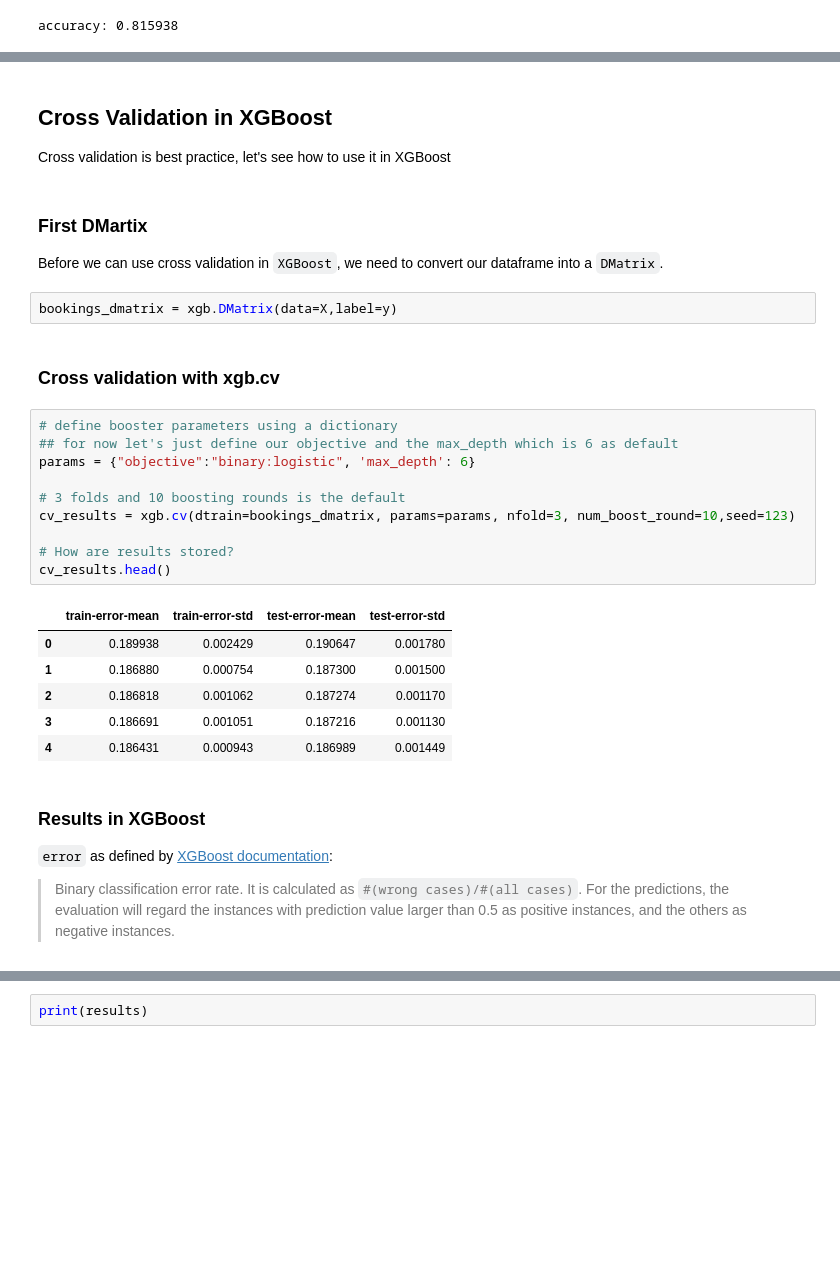
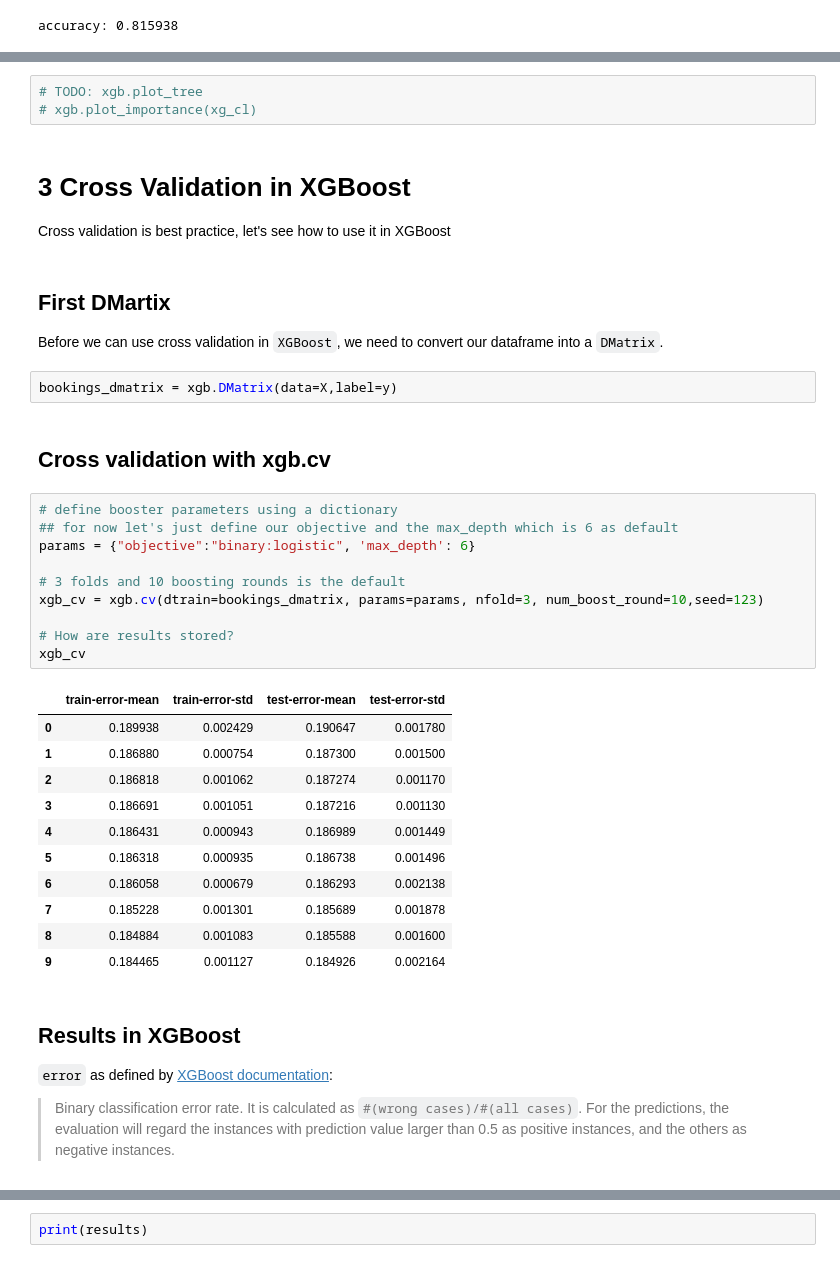
Before and after one commit to datacamp/Machine-Learning-With-XGboost-live-training, a Jupyter notebook: notebooks/python_live_session_template.ipynb, the cells around one changed output, grey strips where cells are left out. Cells and saved outputs as stored; diff of their text form; blank space fills up the shorter version.

```diff
--- a/notebooks/python_live_session_template.ipynb
+++ b/notebooks/python_live_session_template.ipynb
@@ -172,33 +174,41 @@ accuracy: 0.815938
+# %%
+# TODO: xgb.plot_tree
+# xgb.plot_importance(xg_cl)
 # %% [markdown]
-## Cross Validation in XGBoost
+# 3 Cross Validation in XGBoost
 
 Cross validation is best practice, let's see how to use it in XGBoost
 # %% [markdown]
-### First DMartix
+## First DMartix
 Before we can use cross validation in `XGBoost`, we need to convert our dataframe into a `DMatrix`.
 # %%
 bookings_dmatrix = xgb.DMatrix(data=X,label=y)
 # %% [markdown]
-### Cross validation with xgb.cv
+## Cross validation with xgb.cv
 # %%
 # define booster parameters using a dictionary
 ## for now let's just define our objective and the max_depth which is 6 as default
 params = {"objective":"binary:logistic", 'max_depth': 6}
 
 # 3 folds and 10 boosting rounds is the default
-cv_results = xgb.cv(dtrain=bookings_dmatrix, params=params, nfold=3, num_boost_round=10,seed=123)
+xgb_cv = xgb.cv(dtrain=bookings_dmatrix, params=params, nfold=3, num_boost_round=10,seed=123)
 
 # How are results stored?
-cv_results.head()
+xgb_cv
 # %% [output]
 |  | train-error-mean | train-error-std | test-error-mean | test-error-std |
 | 0 | 0.189938 | 0.002429 | 0.190647 | 0.001780 |
 | 1 | 0.186880 | 0.000754 | 0.187300 | 0.001500 |
 | 2 | 0.186818 | 0.001062 | 0.187274 | 0.001170 |
 | 3 | 0.186691 | 0.001051 | 0.187216 | 0.001130 |
 | 4 | 0.186431 | 0.000943 | 0.186989 | 0.001449 |
+| 5 | 0.186318 | 0.000935 | 0.186738 | 0.001496 |
+| 6 | 0.186058 | 0.000679 | 0.186293 | 0.002138 |
+| 7 | 0.185228 | 0.001301 | 0.185689 | 0.001878 |
+| 8 | 0.184884 | 0.001083 | 0.185588 | 0.001600 |
+| 9 | 0.184465 | 0.001127 | 0.184926 | 0.002164 |
 # %% [markdown]
-### Results in XGBoost
+## Results in XGBoost
 
 `error` as defined by [XGBoost documentation](https://xgboost.readthedocs.io/en/latest/parameter.html#learning-task-parameters):
 > Binary classification error rate. It is calculated as `#(wrong cases)/#(all cases)`. For the predictions, the evaluation will regard the instances with prediction value larger than 0.5 as positive instances, and the others as negative instances.
```
Also changed, not shown: parts of 28 cells of this notebook.
